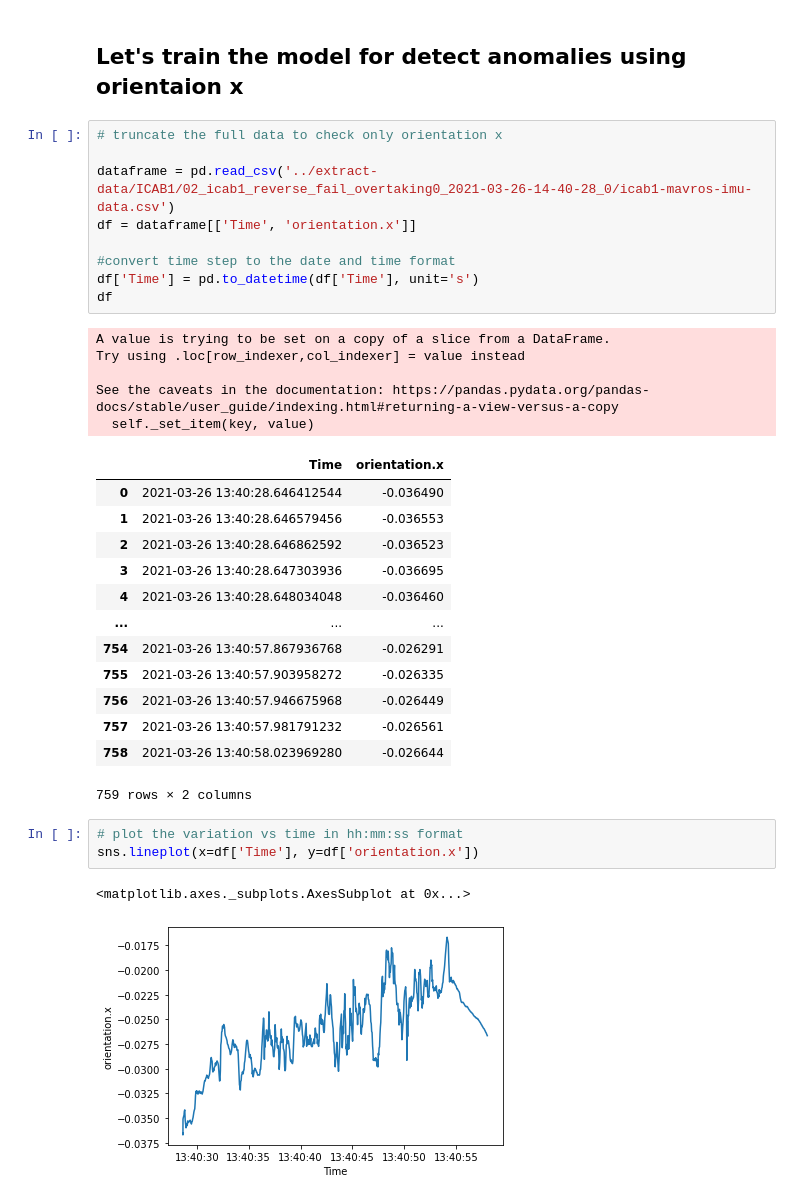
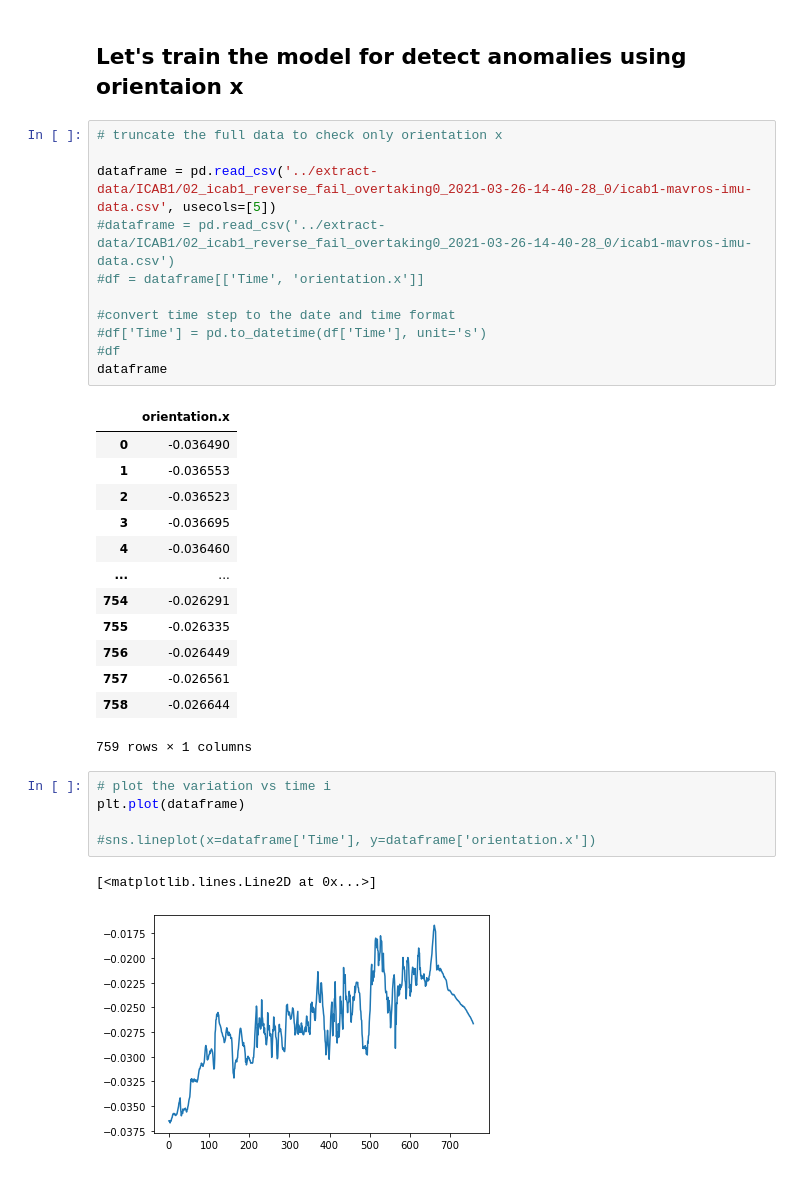
Before and after one commit to Chumsy0725/ICAS-2021, a Jupyter notebook: IMU/Model Training/LSTM_AutoEncoder.ipynb, the cells around one changed output. Saved outputs shown, nothing was run; the diff lists cells and outputs as text.

```diff
--- a/IMU/Model Training/LSTM_AutoEncoder.ipynb
+++ b/IMU/Model Training/LSTM_AutoEncoder.ipynb
@@ -20,36 +23,35 @@ import seaborn as sns
 # %%
 # truncate the full data to check only orientation x
 
-dataframe = pd.read_csv('../extract-data/ICAB1/02_icab1_reverse_fail_overtaking0_2021-03-26-14-40-28_0/icab1-mavros-imu-data.csv')
-df = dataframe[['Time', 'orientation.x']]
+dataframe = pd.read_csv('../extract-data/ICAB1/02_icab1_reverse_fail_overtaking0_2021-03-26-14-40-28_0/icab1-mavros-imu-data.csv', usecols=[5])
+#dataframe = pd.read_csv('../extract-data/ICAB1/02_icab1_reverse_fail_overtaking0_2021-03-26-14-40-28_0/icab1-mavros-imu-data.csv')
+#df = dataframe[['Time', 'orientation.x']]
 
 #convert time step to the date and time format
-df['Time'] = pd.to_datetime(df['Time'], unit='s')
-df
+#df['Time'] = pd.to_datetime(df['Time'], unit='s')
+#df
+dataframe
 # %% [output]
+|  | orientation.x |
+| 0 | -0.036490 |
+| 1 | -0.036553 |
+| 2 | -0.036523 |
+| 3 | -0.036695 |
+| 4 | -0.036460 |
+| ... | ... |
+| 754 | -0.026291 |
+| 755 | -0.026335 |
+| 756 | -0.026449 |
+| 757 | -0.026561 |
+| 758 | -0.026644 |
-A value is trying to be set on a copy of a slice from a DataFrame.
-Try using .loc[row_indexer,col_indexer] = value instead
-
-See the caveats in the documentation: https://pandas.pydata.org/pandas-docs/stable/user_guide/indexing.html#returning-a-view-versus-a-copy
-  self._set_item(key, value)
+759 rows × 1 columns
-|  | Time | orientation.x |
-| 0 | 2021-03-26 13:40:28.646412544 | -0.036490 |
-| 1 | 2021-03-26 13:40:28.646579456 | -0.036553 |
-| 2 | 2021-03-26 13:40:28.646862592 | -0.036523 |
-| 3 | 2021-03-26 13:40:28.647303936 | -0.036695 |
-| 4 | 2021-03-26 13:40:28.648034048 | -0.036460 |
-| ... | ... | ... |
-| 754 | 2021-03-26 13:40:57.867936768 | -0.026291 |
-| 755 | 2021-03-26 13:40:57.903958272 | -0.026335 |
-| 756 | 2021-03-26 13:40:57.946675968 | -0.026449 |
-| 757 | 2021-03-26 13:40:57.981791232 | -0.026561 |
-| 758 | 2021-03-26 13:40:58.023969280 | -0.026644 |
-759 rows × 2 columns
 # %%
-# plot the variation vs time in hh:mm:ss format
-sns.lineplot(x=df['Time'], y=df['orientation.x'])
+# plot the variation vs time i
+plt.plot(dataframe)
+
+#sns.lineplot(x=dataframe['Time'], y=dataframe['orientation.x'])
 # %% [output]
-<matplotlib.axes._subplots.AxesSubplot at 0x...>
+[<matplotlib.lines.Line2D at 0x...>]
-[figure, old version]
+[figure, new version]
 # %%
 # print the start and ending dates for collecting datas
```
Also changed, not shown: parts of 16 cells of this notebook.
